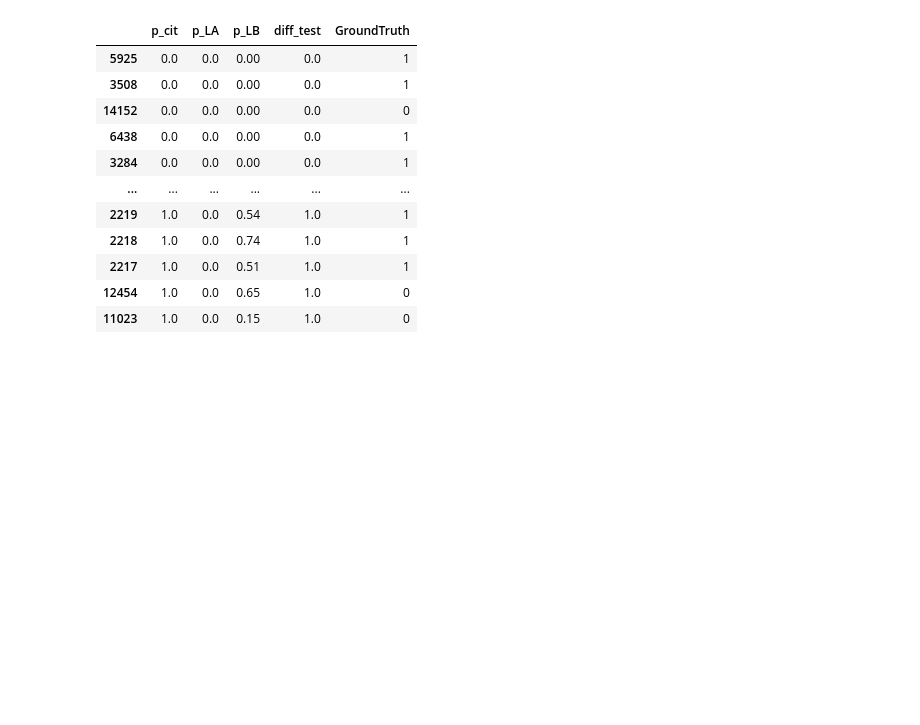
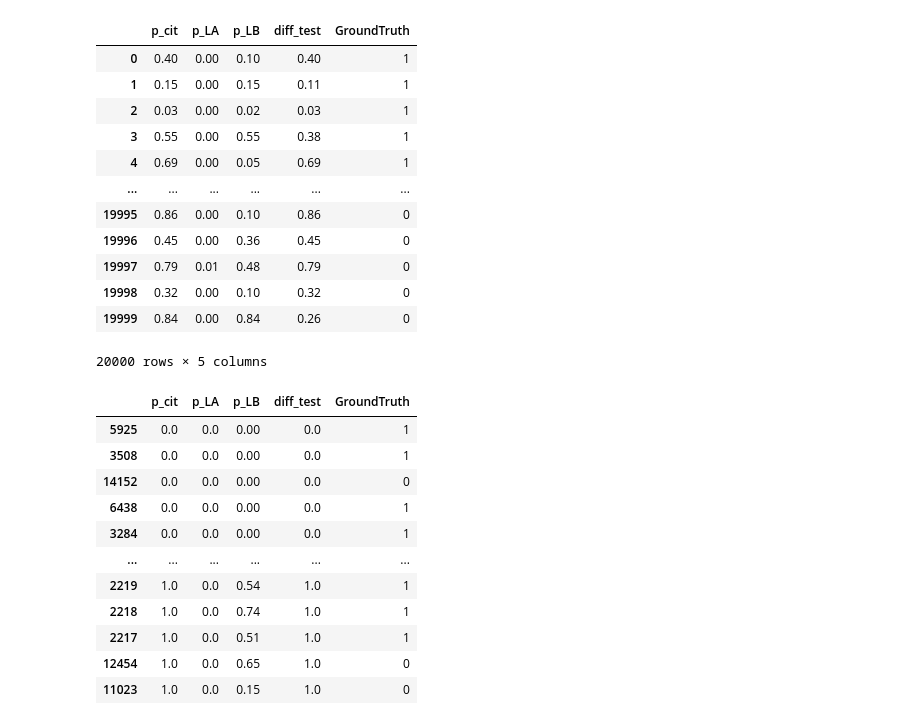
Before and after one commit to BIRDSgroup/NLCD, a Jupyter notebook: thirdApproach/PRcurvetopk.ipynb, the cells around one changed output. Saved outputs shown, nothing was run; the diff lists cells and outputs as text; code cells hidden in the pictures; blank space fills up the shorter version.

```diff
--- a/thirdApproach/PRcurvetopk.ipynb
+++ b/thirdApproach/PRcurvetopk.ipynb
@@ -16 +82,20 @@ nlmr=pd.read_csv("YeastbothresultsOurmethod10k.csv")
+# %%
+
+nlmr1=nlmr[['p_cit','p_LA','p_LB','diff_test','GroundTruth']]
+# %%
+nlmr1
+# %% [output]
+|  | p_cit | p_LA | p_LB | diff_test | GroundTruth |
+| 0 | 0.40 | 0.00 | 0.10 | 0.40 | 1 |
+| 1 | 0.15 | 0.00 | 0.15 | 0.11 | 1 |
+| 2 | 0.03 | 0.00 | 0.02 | 0.03 | 1 |
+| 3 | 0.55 | 0.00 | 0.55 | 0.38 | 1 |
+| 4 | 0.69 | 0.00 | 0.05 | 0.69 | 1 |
+| ... | ... | ... | ... | ... | ... |
+| 19995 | 0.86 | 0.00 | 0.10 | 0.86 | 0 |
+| 19996 | 0.45 | 0.00 | 0.36 | 0.45 | 0 |
+| 19997 | 0.79 | 0.01 | 0.48 | 0.79 | 0 |
+| 19998 | 0.32 | 0.00 | 0.10 | 0.32 | 0 |
+| 19999 | 0.84 | 0.00 | 0.84 | 0.26 | 0 |
+20000 rows × 5 columns
 # %%
```
Also changed, not shown: parts of 15 cells of this notebook, 8 other files.
